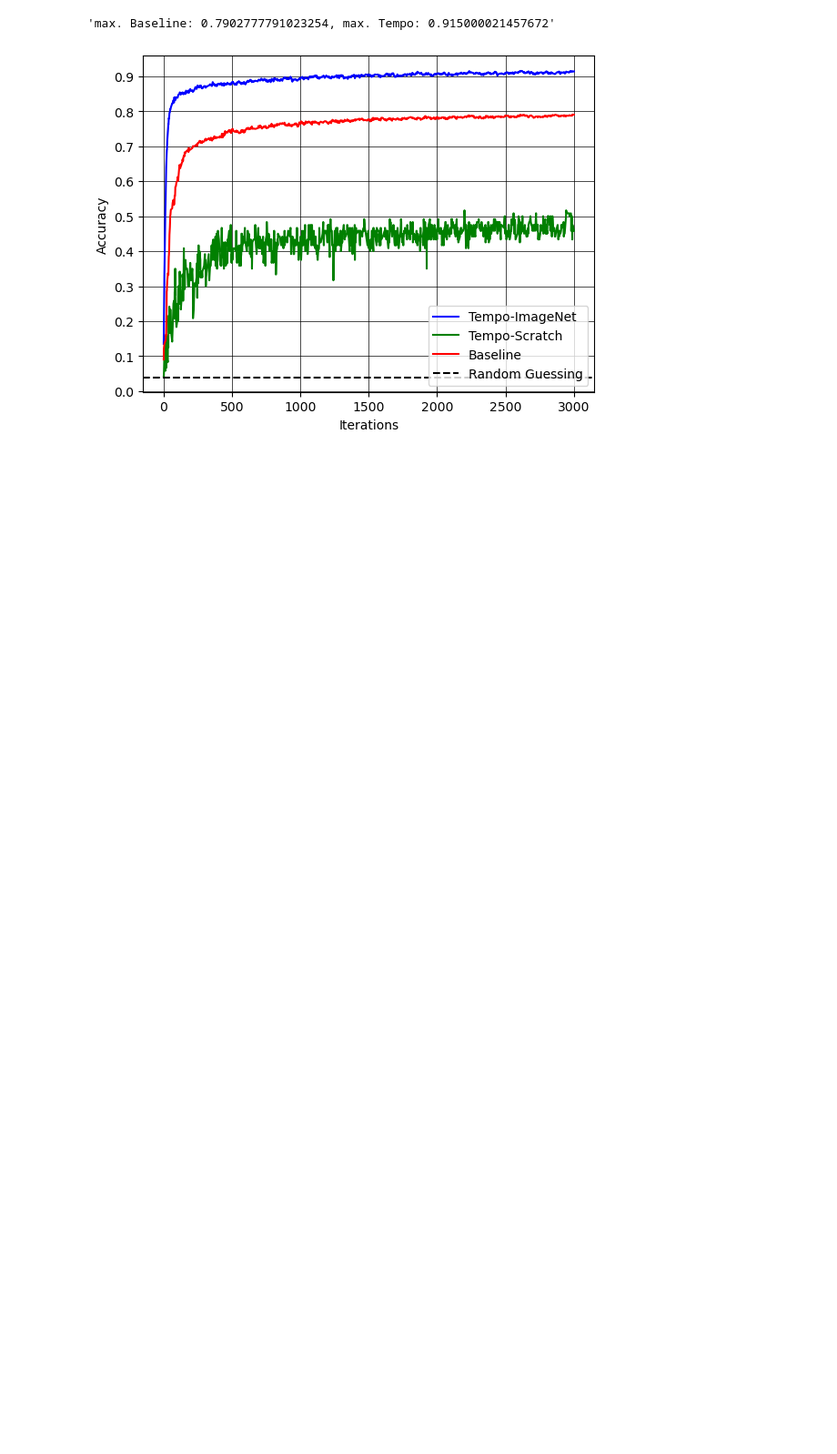
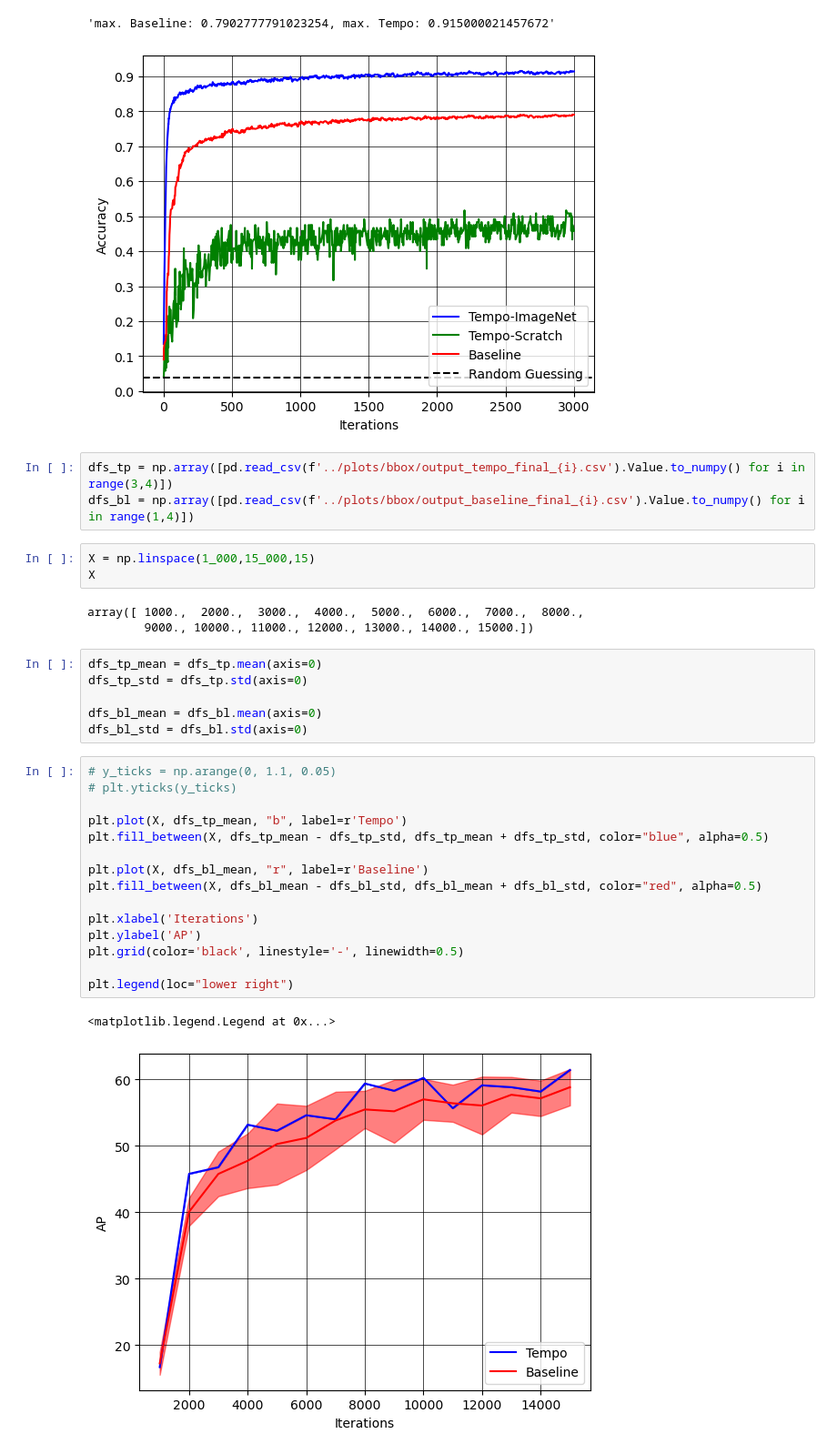
Before and after one commit to myasincifci/tempo, a Jupyter notebook: notebooks/plot_curves.ipynb, the cells around one changed output. Shown at 91% size. Cells and saved outputs as stored; diff of their text form; blank space fills up the shorter version.

```diff
--- a/notebooks/plot_curves.ipynb
+++ b/notebooks/plot_curves.ipynb
@@ -236,3 +236,36 @@ f"max. Baseline: {Y_bl.max()}, max. Tempo: {Y_tempo.max()}"
 # %% [output]
 'max. Baseline: 0.7902777791023254, max. Tempo: 0.915000021457672'
 [figure]
+# %%
+dfs_tp = np.array([pd.read_csv(f'../plots/bbox/output_tempo_final_{i}.csv').Value.to_numpy() for i in range(3,4)])
+dfs_bl = np.array([pd.read_csv(f'../plots/bbox/output_baseline_final_{i}.csv').Value.to_numpy() for i in range(1,4)])
+# %%
+X = np.linspace(1_000,15_000,15)
+X
+# %% [output]
+array([ 1000.,  2000.,  3000.,  4000.,  5000.,  6000.,  7000.,  8000.,
+        9000., 10000., 11000., 12000., 13000., 14000., 15000.])
+# %%
+dfs_tp_mean = dfs_tp.mean(axis=0)
+dfs_tp_std = dfs_tp.std(axis=0)
+
+dfs_bl_mean = dfs_bl.mean(axis=0)
+dfs_bl_std = dfs_bl.std(axis=0)
+# %%
+# y_ticks = np.arange(0, 1.1, 0.05)
+# plt.yticks(y_ticks)
+
+plt.plot(X, dfs_tp_mean, "b", label=r'Tempo')
+plt.fill_between(X, dfs_tp_mean - dfs_tp_std, dfs_tp_mean + dfs_tp_std, color="blue", alpha=0.5)
+
+plt.plot(X, dfs_bl_mean, "r", label=r'Baseline')
+plt.fill_between(X, dfs_bl_mean - dfs_bl_std, dfs_bl_mean + dfs_bl_std, color="red", alpha=0.5)
+
+plt.xlabel('Iterations')
+plt.ylabel('AP')
+plt.grid(color='black', linestyle='-', linewidth=0.5)
+
+plt.legend(loc="lower right")
+# %% [output]
+<matplotlib.legend.Legend at 0x...>
+[figure, added]
```
Also changed, not shown: 6 other files.
